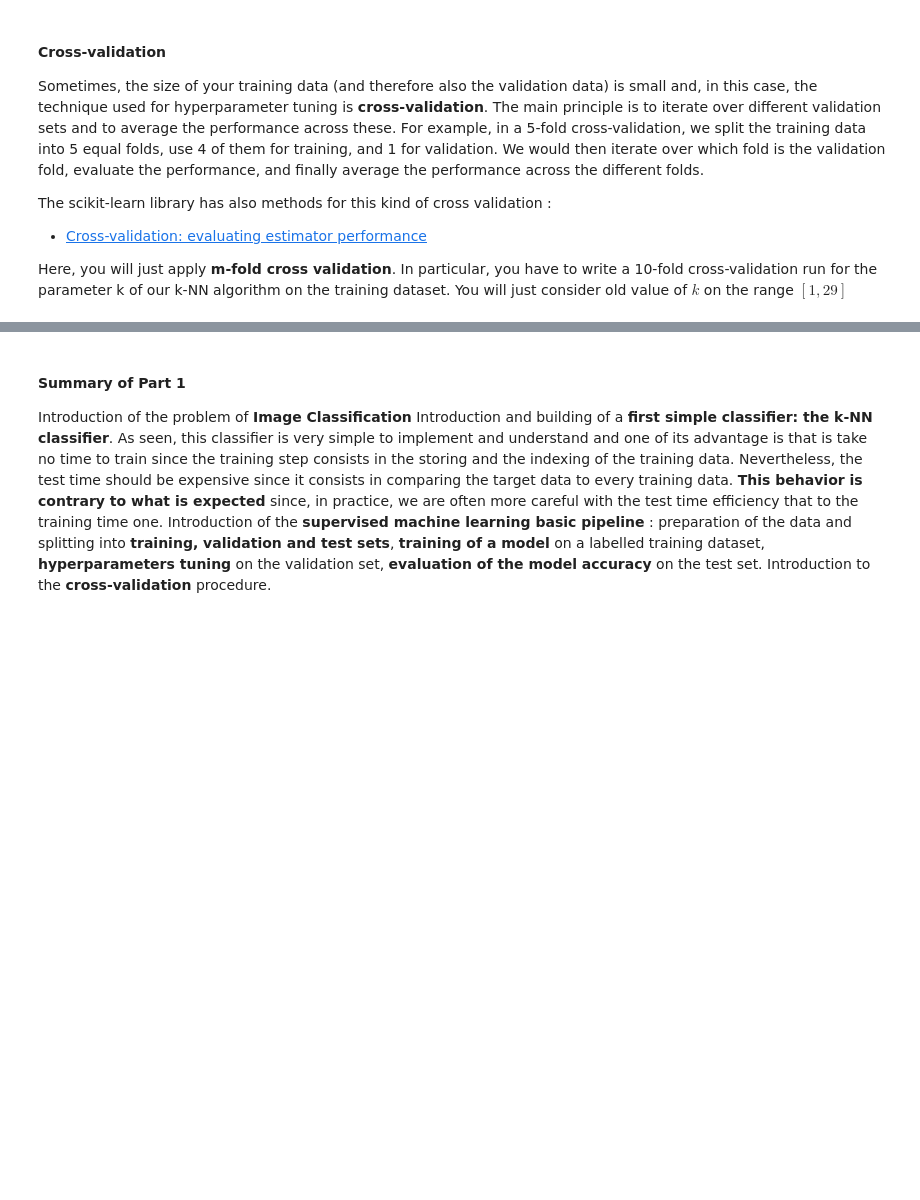
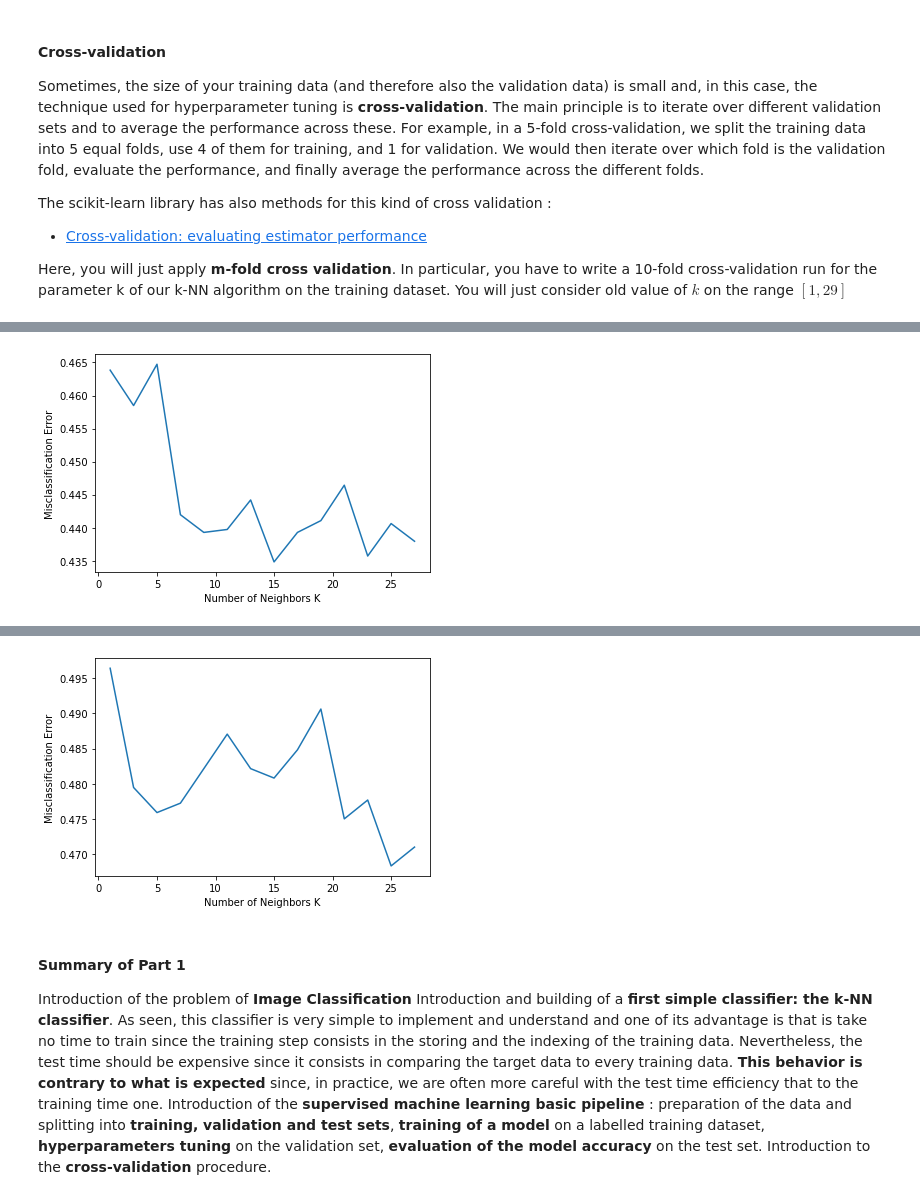
Before and after one commit to Adrico11/Dogs-vs-Cats, a Jupyter notebook: Dogs_Cats.ipynb, the cells around one changed output, grey strips where cells are left out. Cells and saved outputs as stored; diff of their text form; code cells hidden in the pictures; blank space fills up the shorter version.

```diff
--- a/Dogs_Cats.ipynb
+++ b/Dogs_Cats.ipynb
@@ -411,55 +376,47 @@ Here, you will just apply  **m-fold cross validation**. In particular, you have
 from sklearn.model_selection import cross_val_score
 
 
-# creating odd list of K for KNN
-params = {"n_neighbors": np.arange(1, 29, 2)}
+def cv_opti_k(data_type):
+    # creating odd list of K for KNN
+    params = {"n_neighbors": np.arange(1, 29, 2)}
 
-# empty list that will hold cv scores
-cv_scores = []
+    # empty list that will hold cv scores
+    cv_scores = []
 
-# perform 10-fold cross validation on the KNN classifier with raw features
-print(" 10-fold cross validation on the KNN classifier with raw features")
+    # perform 10-fold cross validation on the KNN classifier with raw features
+    print(f" 10-fold cross validation on the KNN classifier with {data_type} features")
 
-# TO COMPLETE
+    if data_type == "raw":
+        X_train, X_test, y_train, y_test = X_train_raw, X_test_raw, y_train_raw, y_test_raw
+    else:
+        X_train, X_test, y_train, y_test = X_train_hsv, X_test_hsv, y_train_hsv, y_test_hsv
 
-print("Plotting the misclassification error versus k")
+    opti_k = 0
+    max_score = 0
+    for k in params["n_neighbors"]:
+        clf = KNeighborsClassifier(n_neighbors = k)
+        scores = cross_val_score(clf, X_train,y_train,cv = 10)
+        score = scores.mean()
+        cv_scores.append(score)
 
-# changing to misclassification error
-MSE = [1 - x for x in cv_scores]
+        # determining best k
+        if score > max_score:
+            opti_k = k
+            max_score = score
+    print(f"Optimal number of neighbours : {opti_k} with a score of {max_score}")
 
-# determining best k
-optimal_k =0
-# TO MODIFY
-print "The optimal number of neighbors is %d" % optimal_k
+    print("Plotting the misclassification error versus k")
 
-# plot misclassification error vs k
-plt.plot(params["n_neighbors"], MSE)
-plt.xlabel('Number of Neighbors K')
-plt.ylabel('Misclassification Error')
-plt.show()
+    # changing to misclassification error
+    MSE = [1 - x for x in cv_scores]
+
+    # plot misclassification error vs k
+    plt.plot(params["n_neighbors"], MSE)
+    plt.xlabel('Number of Neighbors K')
+    plt.ylabel('Misclassification Error')
+    plt.show()
 
 
-
-# empty list that will hold cv scores
-cv_scores = []
-
-# perform 10-fold cross validation on the KNN classifier with raw features
-print(" 10-fold cross validation on the KNN classifier with hist features")
-
-# TO COMPLETE
-
-print("Plotting the misclassification error versus k")
-
-# changing to misclassification error
-MSE = [1 - x for x in cv_scores]
-
-# determining best k
-optimal_k =0
-# TO MODIFY
-print "The optimal number of neighbors is %d" % optimal_k
-
-# plot misclassification error vs k
-plt.plot(params["n_neighbors"], MSE)
-plt.xlabel('Number of Neighbors K')
-plt.ylabel('Misclassification Error')
-plt.show()
+cv_opti_k("raw")
+cv_opti_k("hsv")
+# %% [output]
@@ -465,0 +426 @@ plt.show()
+[figure, added]
@@ -466,3 +430,4 @@ plt.show()
+[figure, added]
 # %% [markdown]
 
 #### Summary of Part 1
```
Also changed, not shown: parts of 4 cells of this notebook.
